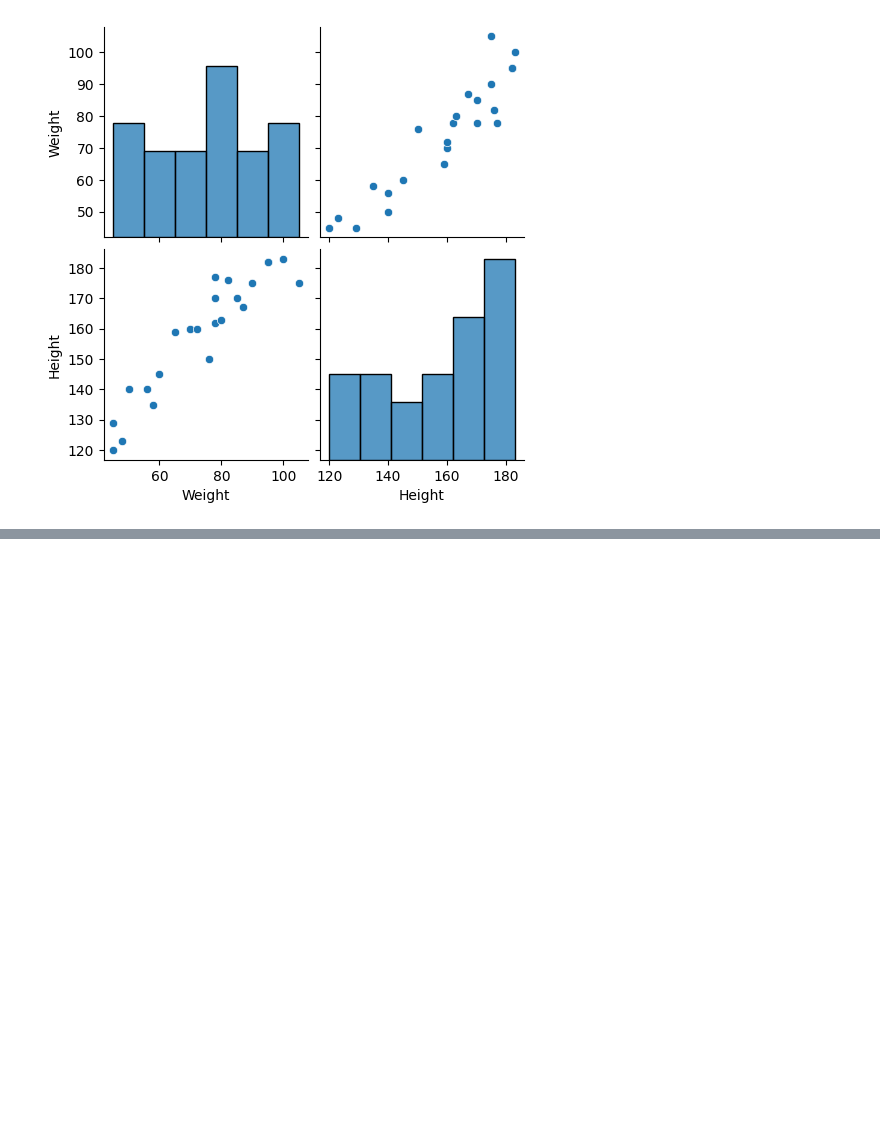
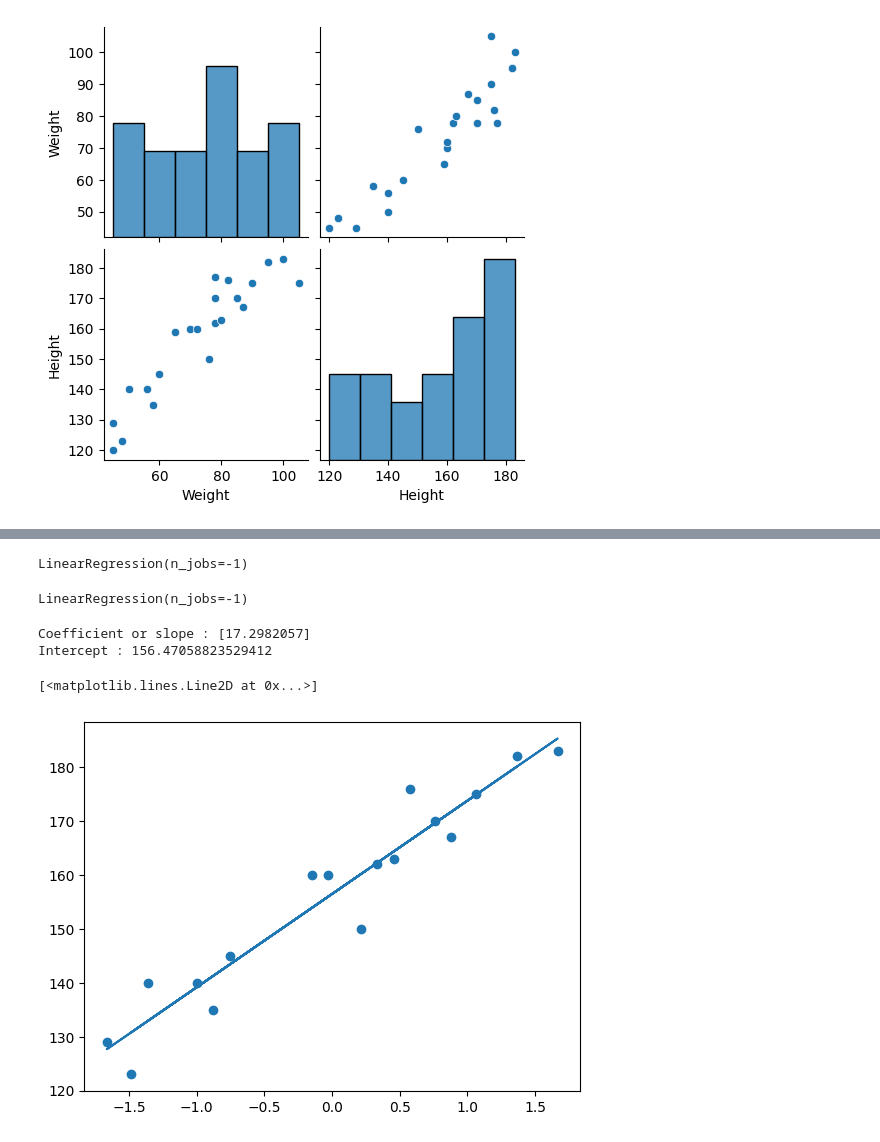
Before and after one commit to Aadarshrai1801/Linear-Regression, a Jupyter notebook: SimpleLinearRegression.ipynb, the cells around one changed output, grey strips where cells are left out. Drawn from its saved outputs; the diff is of its cells as text; code cells hidden in the pictures; blank space fills up the shorter version.

```diff
--- a/SimpleLinearRegression.ipynb
+++ b/SimpleLinearRegression.ipynb
@@ -60,0 +67,5 @@ X
+# %%
+# Standardization
+scaler = StandardScaler()
+# %%
+X_train = scaler.fit_transform(X_train)
@@ -60,0 +74,24 @@ X
+# %%
+# Linear Regression
+regression = LinearRegression(n_jobs = -1)
+# %%
+regression.fit(X_train, y_train)
+# %% [output]
+LinearRegression(n_jobs=-1)
+# %%
+regression
+# %% [output]
+LinearRegression(n_jobs=-1)
+# %%
+print(f"Coefficient or slope : {regression.coef_}")
+print(f"Intercept : {regression.intercept_}")
+# %% [output]
+Coefficient or slope : [17.2982057]
+Intercept : 156.47058823529412
+# %%
+# Plot training data with best fit line
+plt.scatter(X_train, y_train)
+plt.plot(X_train, regression.predict(X_train))
+# %% [output]
+[<matplotlib.lines.Line2D at 0x...>]
+[figure, added]
```
Also changed, not shown: parts of 19 cells of this notebook.
